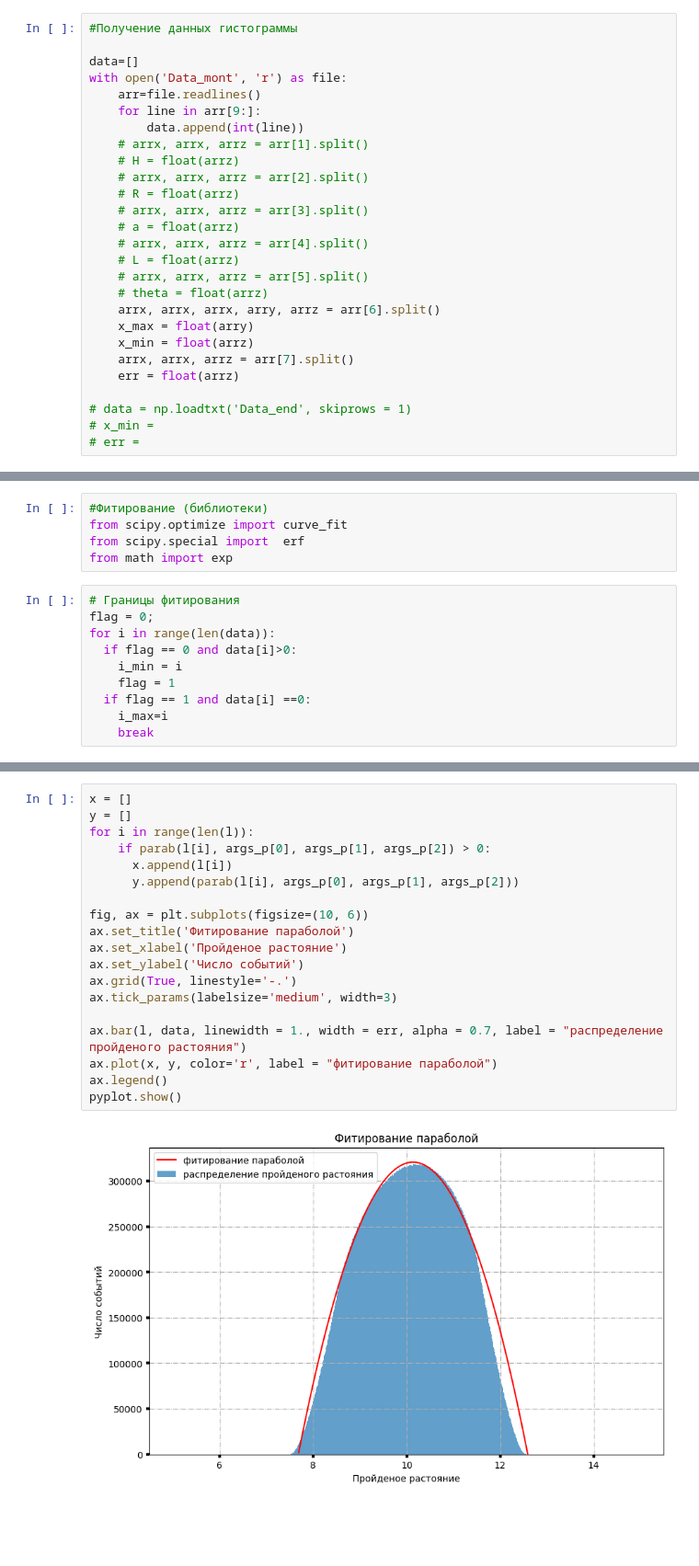
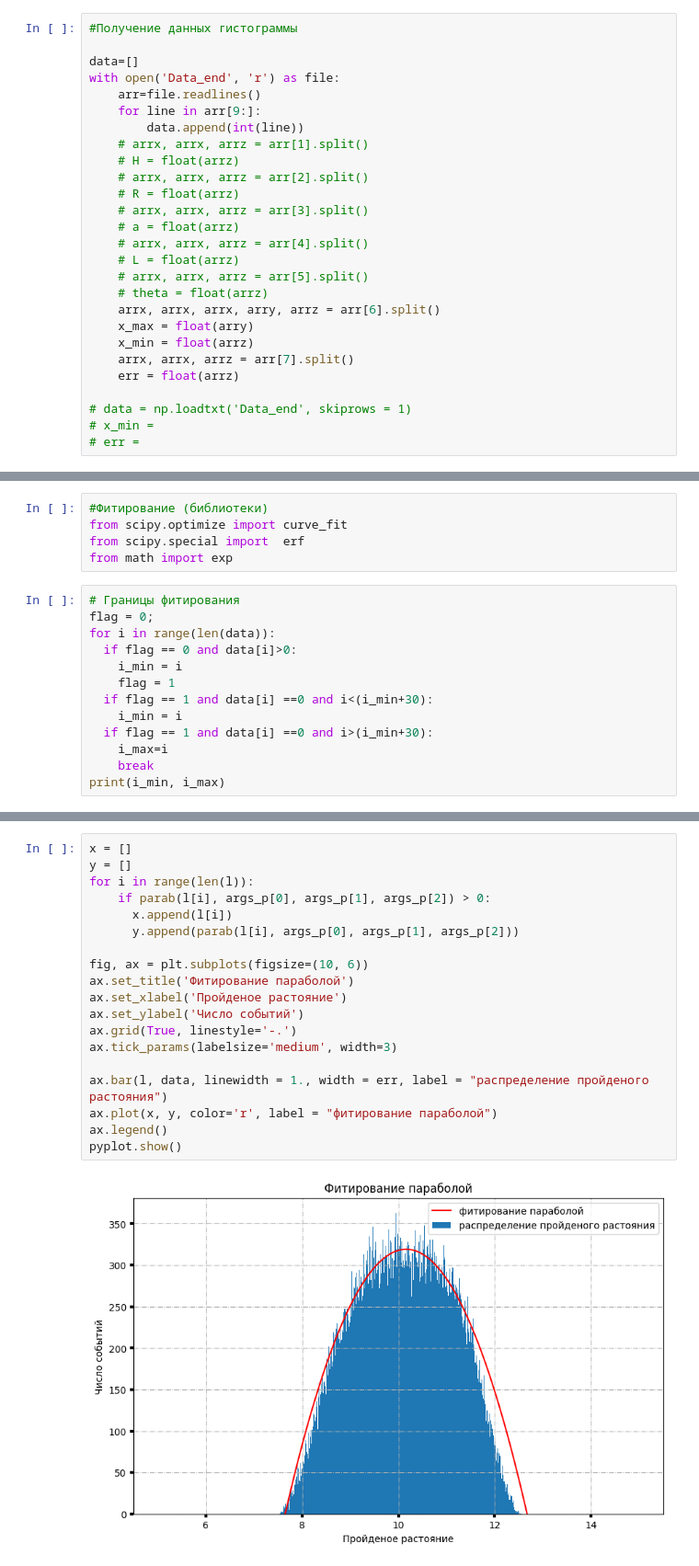
Before and after one commit to AleksandrYushin/Danss-netrino, a Jupyter notebook: Danss.ipynb, the cells around one changed output, grey strips where cells are left out. Shown at 92% size. Cells and saved outputs as stored; diff of their text form; blank space fills up the shorter version.

```diff
--- a/Danss.ipynb
+++ b/Danss.ipynb
@@ -60,7 +93,7 @@ import matplotlib.pyplot as plt
 #Получение данных гистограммы
 
 data=[]
-with open('Data_mont', 'r') as file:
+with open('Data_end', 'r') as file:
     arr=file.readlines()
     for line in arr[9:]:
         data.append(int(line))
@@ -121,6 +152,9 @@ for i in range(len(data)):
   if flag == 0 and data[i]>0:
     i_min = i
     flag = 1
-  if flag == 1 and data[i] ==0:
+  if flag == 1 and data[i] ==0 and i<(i_min+30):
+    i_min = i
+  if flag == 1 and data[i] ==0 and i>(i_min+30):
     i_max=i
     break
+print(i_min, i_max)
@@ -137,24 +175,24 @@ args_p, perr
 # %%
 x = []
 y = []
 for i in range(len(l)):
     if parab(l[i], args_p[0], args_p[1], args_p[2]) > 0:
       x.append(l[i])
       y.append(parab(l[i], args_p[0], args_p[1], args_p[2]))
 
 fig, ax = plt.subplots(figsize=(10, 6))
 ax.set_title('Фитирование параболой')
 ax.set_xlabel('Пройденое растояние')
 ax.set_ylabel('Число событий')
 ax.grid(True, linestyle='-.')
 ax.tick_params(labelsize='medium', width=3)
 
-ax.bar(l, data, linewidth = 1., width = err, alpha = 0.7, label = "распределение пройденого растояния")
+ax.bar(l, data, linewidth = 1., width = err, label = "распределение пройденого растояния")
 ax.plot(x, y, color='r', label = "фитирование параболой")
 ax.legend()
 pyplot.show()
 # %% [output]
-[figure, old version]
+[figure, new version]
 # %%
 #Фитирование гаусовым пиком
 def gauss(x, a, b, c, d):
```
Also changed, not shown: parts of 21 cells of this notebook, 5 other files.
